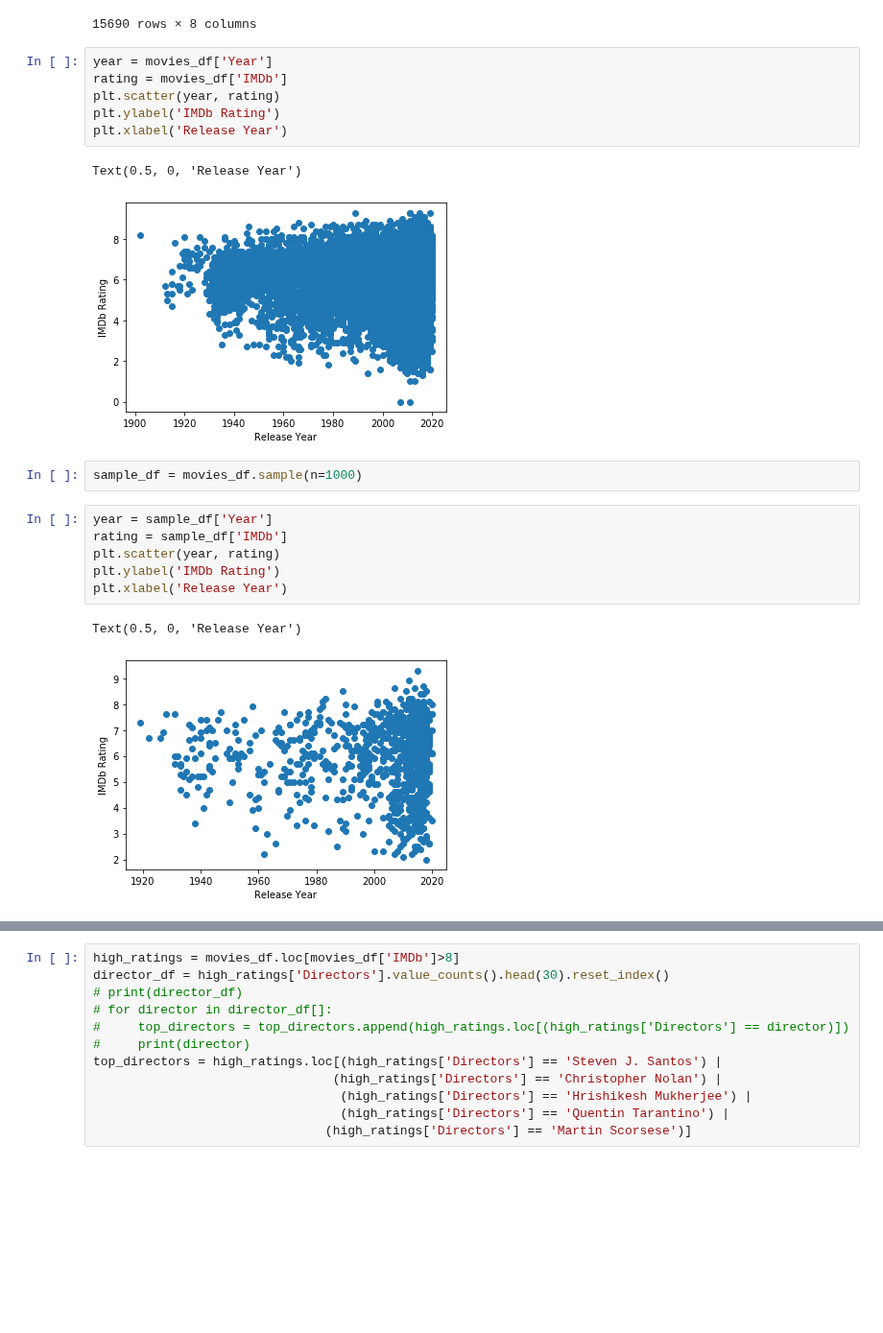
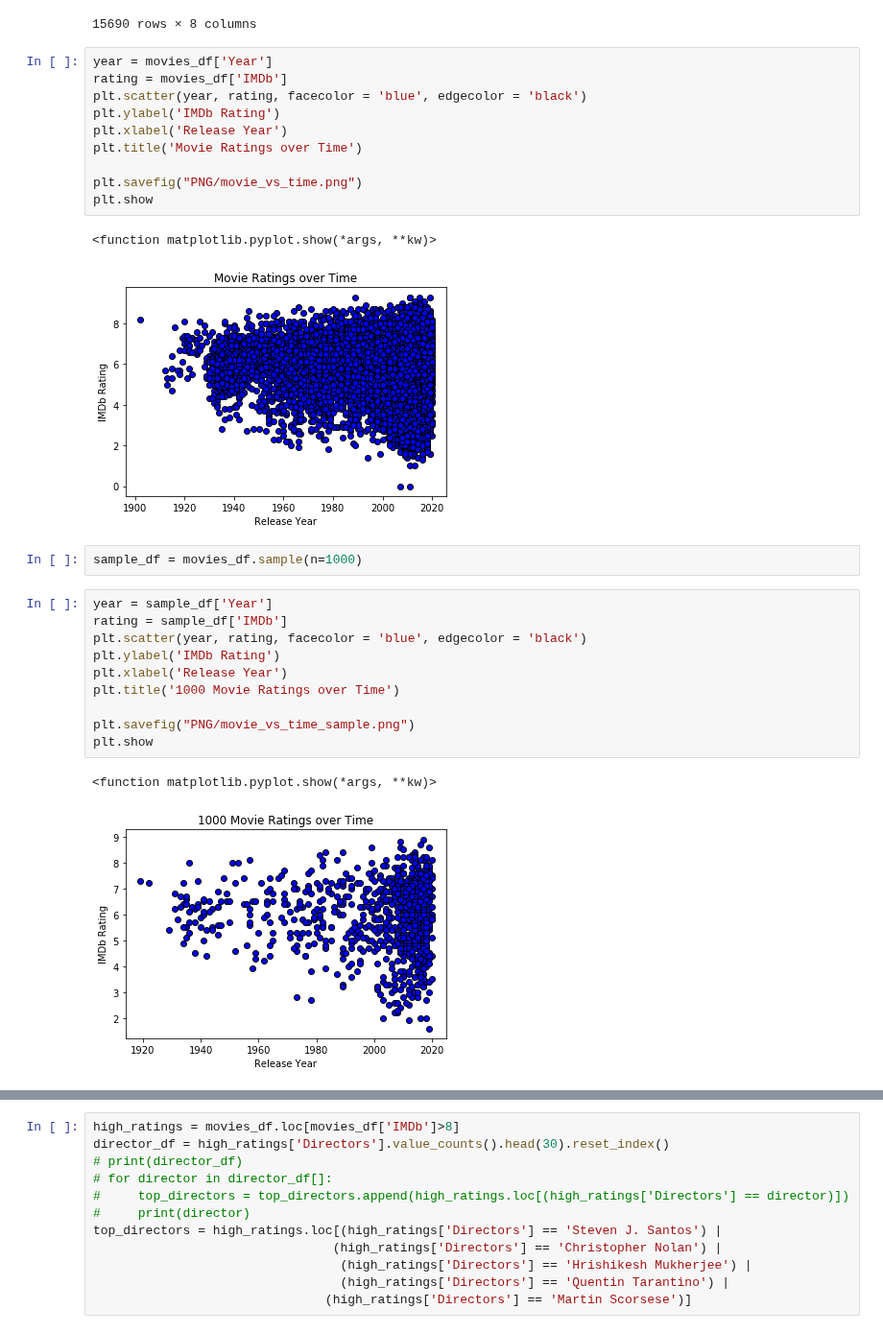
Before and after one commit to trevorguleserian/Project1, a Jupyter notebook: movies_data.ipynb, the cells around one changed output, grey strips where cells are left out. Shown at 96% size. Saved outputs shown, nothing was run; the diff lists cells and outputs as text; blank space fills up the shorter version.

```diff
--- a/movies_data.ipynb
+++ b/movies_data.ipynb
@@ -25,23 +25,31 @@ movies_df
 # %%
 year = movies_df['Year']
 rating = movies_df['IMDb']
-plt.scatter(year, rating)
+plt.scatter(year, rating, facecolor = 'blue', edgecolor = 'black')
 plt.ylabel('IMDb Rating')
 plt.xlabel('Release Year')
+plt.title('Movie Ratings over Time')
+
+plt.savefig("PNG/movie_vs_time.png")
+plt.show
 # %% [output]
-Text(0.5, 0, 'Release Year')
+<function matplotlib.pyplot.show(*args, **kw)>
-[figure, old version]
+[figure, new version]
 # %%
 sample_df = movies_df.sample(n=1000)
 # %%
 year = sample_df['Year']
 rating = sample_df['IMDb']
-plt.scatter(year, rating)
+plt.scatter(year, rating, facecolor = 'blue', edgecolor = 'black')
 plt.ylabel('IMDb Rating')
 plt.xlabel('Release Year')
+plt.title('1000 Movie Ratings over Time')
+
+plt.savefig("PNG/movie_vs_time_sample.png")
+plt.show
 # %% [output]
-Text(0.5, 0, 'Release Year')
+<function matplotlib.pyplot.show(*args, **kw)>
-[figure, old version]
+[figure, new version]
 # %%
 netflix_df = movies_df.loc[movies_df['Netflix'] == 1]
 netflix = (len(netflix_df))
```
Also changed, not shown: parts of 7 cells of this notebook, 9 other files.
